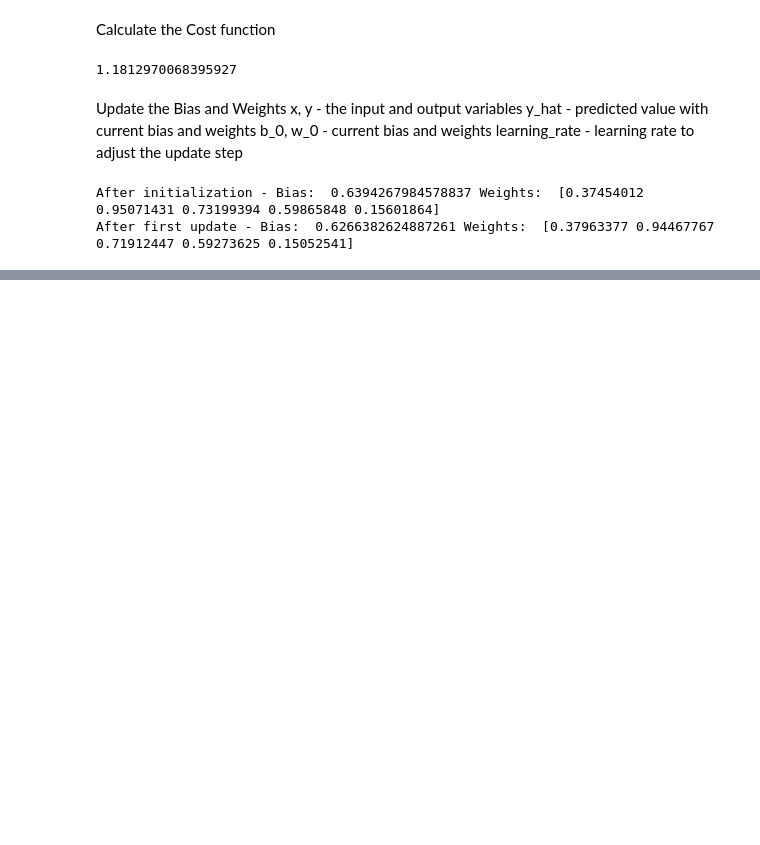
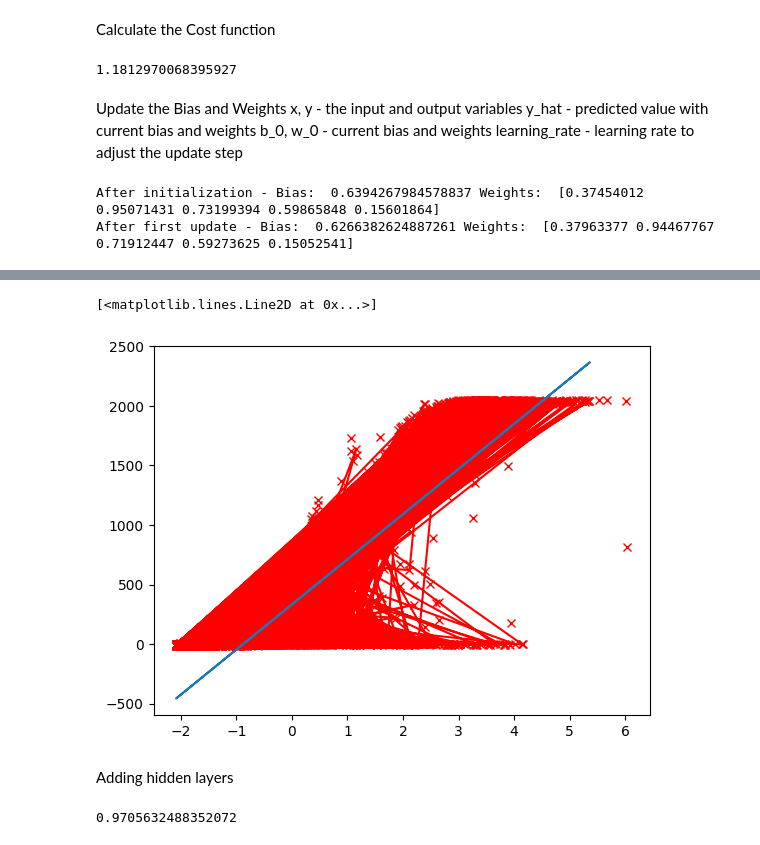
Before and after one commit to madhumitafilos/Collab, a Jupyter notebook: Madhumita_LinearRegression_Intermediate_v2.ipynb, the cells around one changed output, grey strips where cells are left out. Cells and saved outputs as stored; diff of their text form; code cells hidden in the pictures; blank space fills up the shorter version.

```diff
--- a/Madhumita_LinearRegression_Intermediate_v2.ipynb
+++ b/Madhumita_LinearRegression_Intermediate_v2.ipynb
@@ -487,0 +523,30 @@ After first update - Bias:  0.6266382624887261 Weights:  [0.37963377 0.94467767
+# %%
+net = mlp(hidden_layer_sizes=(), activation='tanh', solver='lbfgs', max_iter=2000)
+net.fit(Xn, y)
+predictions = net.predict(Xtn)
+# %%
+plt.figure()
+plt.plot(Xn, y, 'rx')  # Plot training data.
+plt.plot(Xtn, test_y, 'r')  # Plot target function.
+plt.plot(Xtn, predictions)  # Plot learnt function.
+# %% [output]
+[<matplotlib.lines.Line2D at 0x...>]
+[figure, added]
+# %% [markdown]
+Adding hidden layers
+# %%
+# Hidden units to try.
+#numhidden = [1, 2, 5, 10, 15, 20]
+
+# Results on test set / training set.
+#restest = np.zeros(len(numhidden))
+#restrain = np.zeros(len(numhidden))
+
+# Ideally you would run this multiple times and report average results (or use cross-validation, see later).
+#for idx, hidden in enumerate(numhidden):
+net = mlp(hidden_layer_sizes=(10,), activation='tanh', solver='lbfgs', max_iter=2000)
+net.fit(Xn, y)
+net.score(Xtn, test_y)
+net.score(Xn, y)
+# %% [output]
+0.9705632488352072
```
Also changed, not shown: parts of 8 cells of this notebook.
